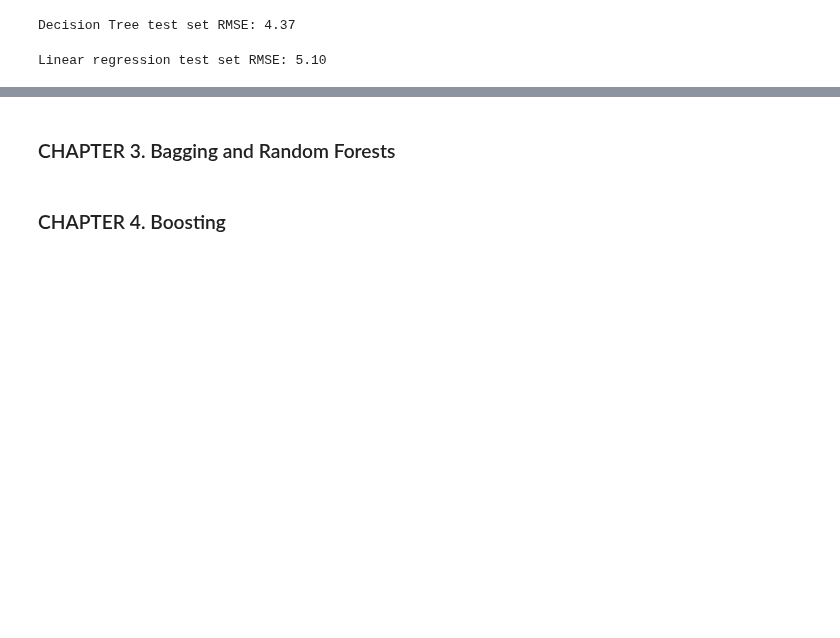
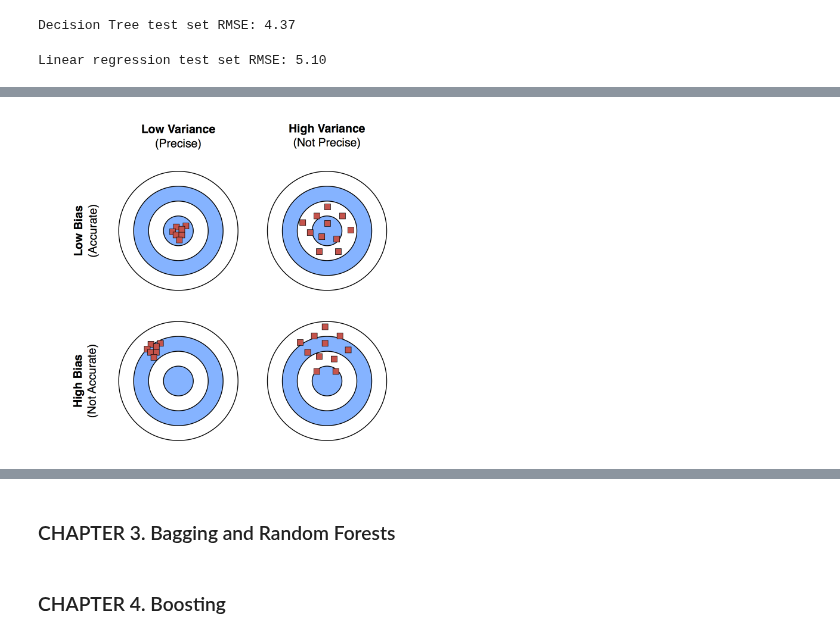
Before and after one commit to GuoweiYang19891101/datacamp_machine_learning_scientist_python, a Jupyter notebook: 4_tree_based_models.ipynb, the cells around one changed output, grey strips where cells are left out. Saved outputs shown, nothing was run; the diff lists cells and outputs as text; code cells hidden in the pictures; blank space fills up the shorter version.

```diff
--- a/4_tree_based_models.ipynb
+++ b/4_tree_based_models.ipynb
@@ -247,0 +278,5 @@ Linear regression test set RMSE: 5.10
+# %%
+# Visualization of bias and variance
+display.Image("Images/4_bias_variance.PNG")
+# %% [output]
+[figure, added]
```
Also changed, not shown: parts of 10 cells of this notebook, 2 other files.
